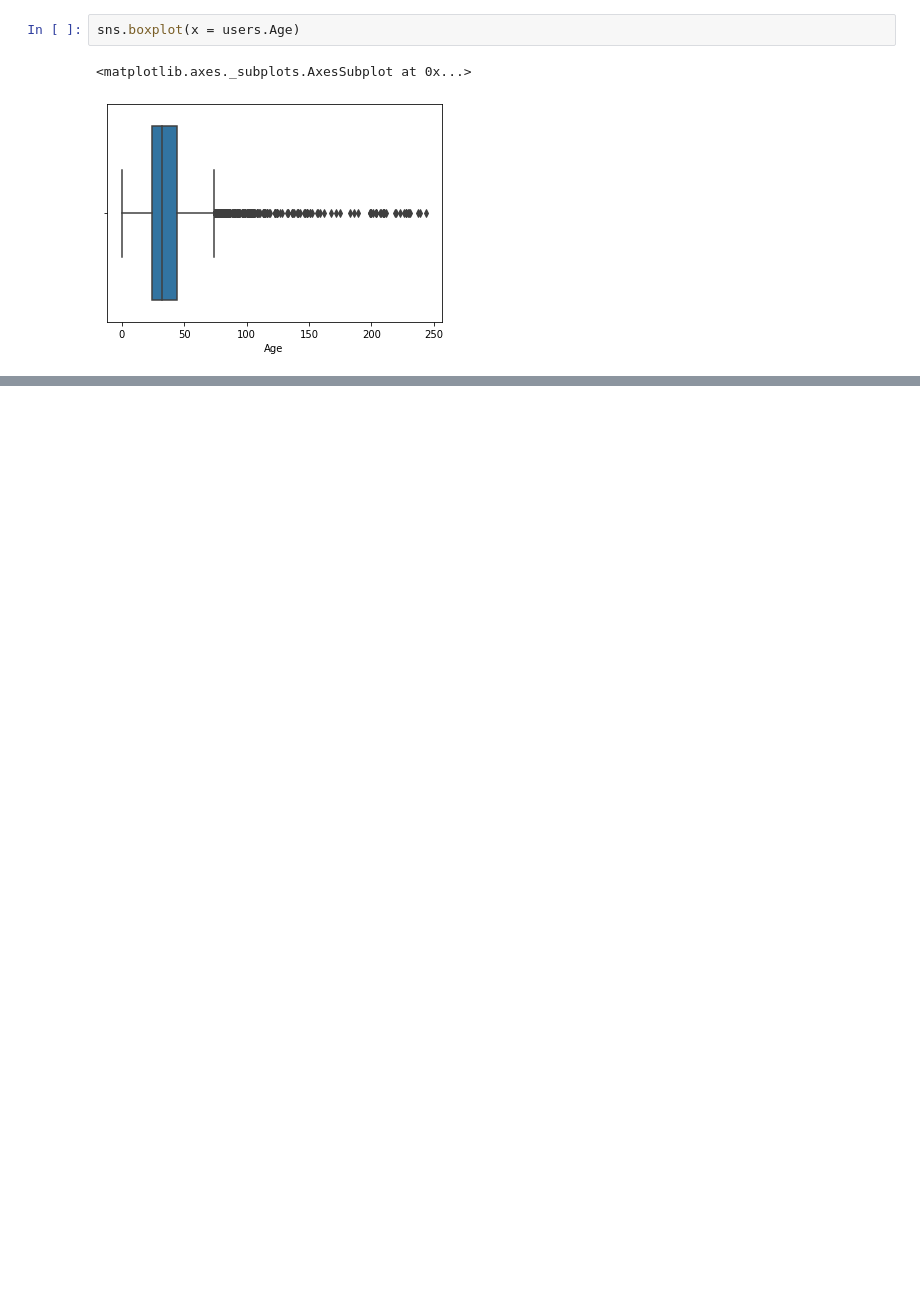
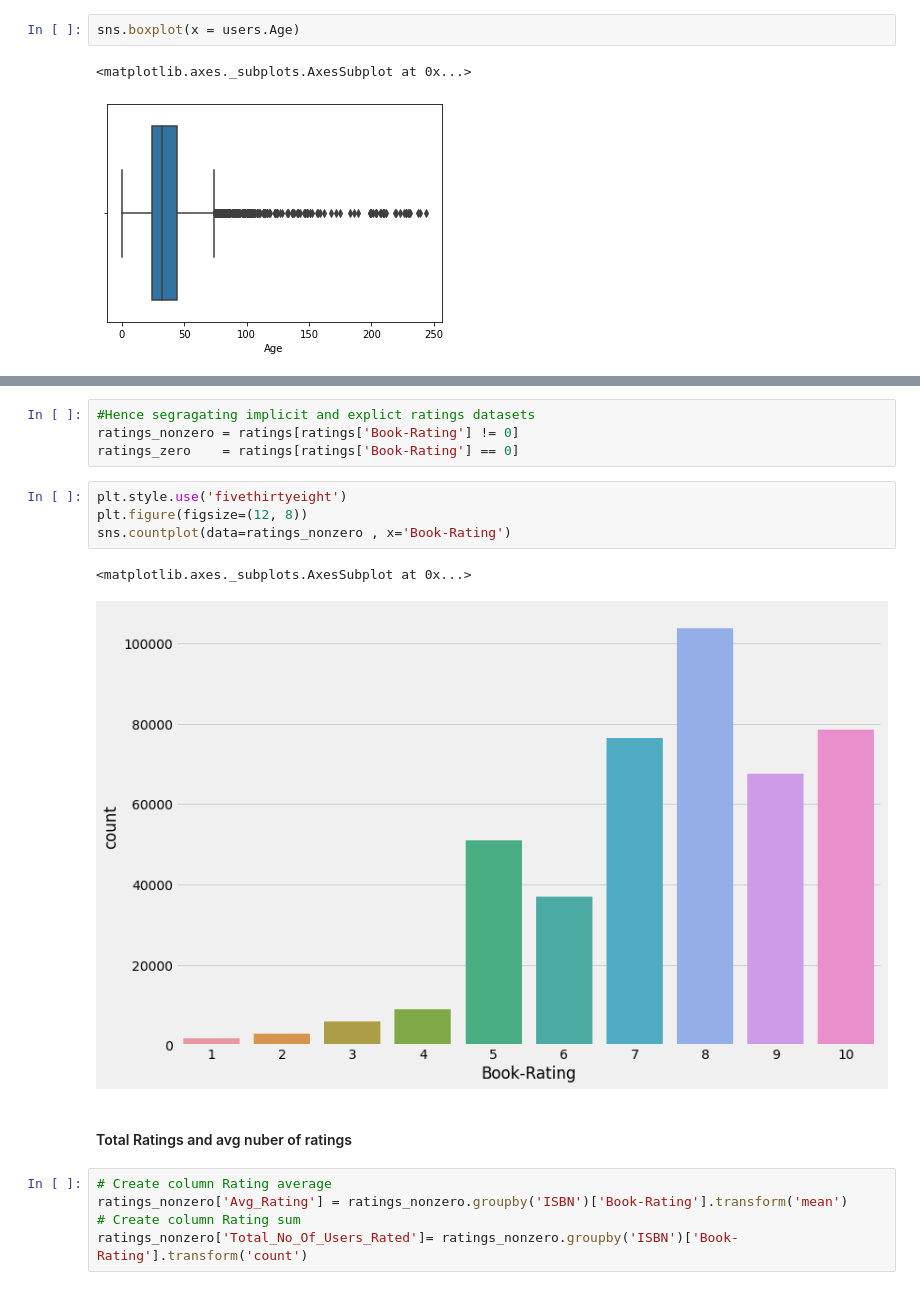
Before and after one commit to GaikwadSandesh/Book_Recommendation_System, a Jupyter notebook: Book_Recommendation_System.ipynb, the cells around one changed output, grey strips where cells are left out. Drawn from its saved outputs; the diff is of its cells as text; blank space fills up the shorter version.

```diff
--- a/Book_Recommendation_System.ipynb
+++ b/Book_Recommendation_System.ipynb
@@ -288,0 +322,18 @@ memory usage: 10.4+ MB
+# %%
+#Hence segragating implicit and explict ratings datasets
+ratings_nonzero = ratings[ratings['Book-Rating'] != 0]
+ratings_zero    = ratings[ratings['Book-Rating'] == 0]
+# %%
+plt.style.use('fivethirtyeight')
+plt.figure(figsize=(12, 8))
+sns.countplot(data=ratings_nonzero , x='Book-Rating')
+# %% [output]
+<matplotlib.axes._subplots.AxesSubplot at 0x...>
+[figure, added]
+# %% [markdown]
+####  Total  Ratings and avg nuber of ratings
+# %%
+# Create column Rating average
+ratings_nonzero['Avg_Rating'] = ratings_nonzero.groupby('ISBN')['Book-Rating'].transform('mean')
+# Create column Rating sum
+ratings_nonzero['Total_No_Of_Users_Rated']= ratings_nonzero.groupby('ISBN')['Book-Rating'].transform('count')
```
Also changed, not shown: parts of 40 cells of this notebook.
